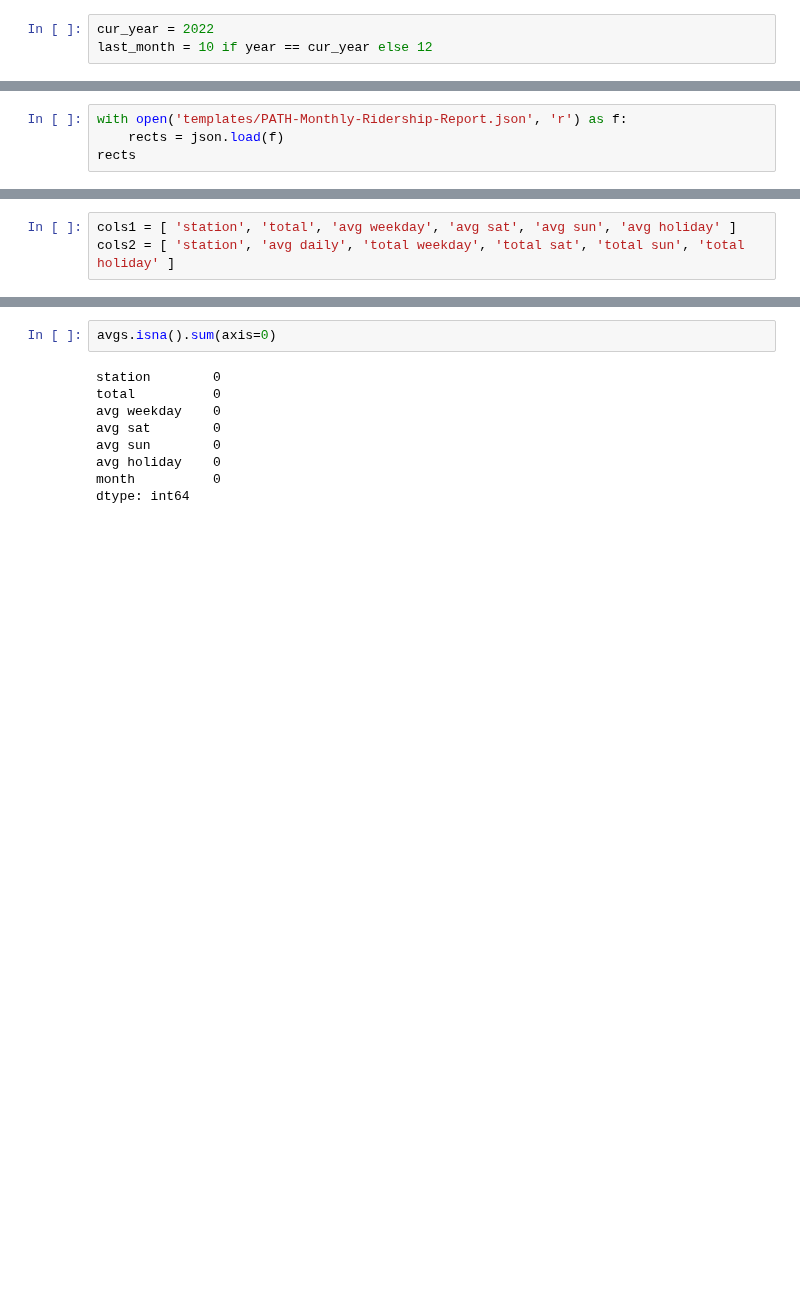
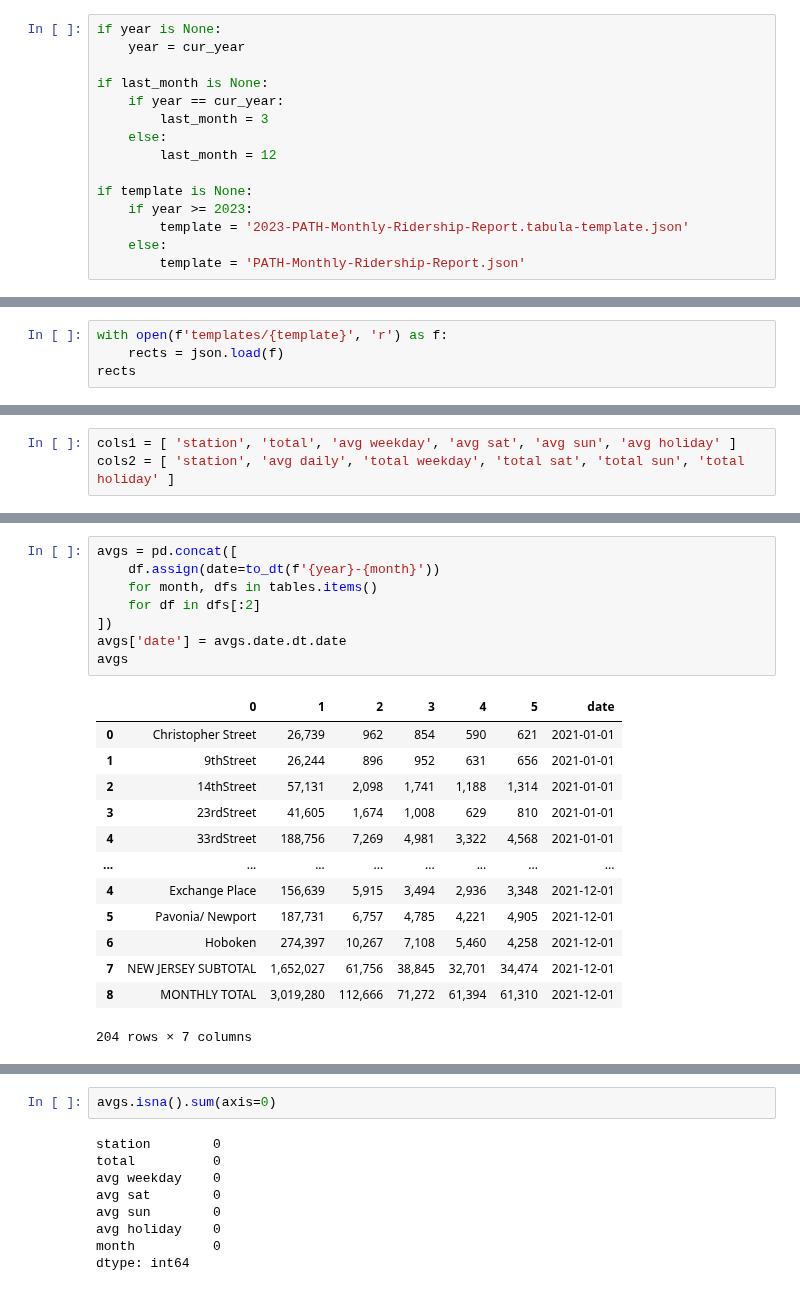
Before and after one commit to hudcostreets/path, a Jupyter notebook: out/monthly-2021.ipynb, the cells around one changed output, grey strips where cells are left out. Saved outputs shown, nothing was run; the diff lists cells and outputs as text; blank space fills up the shorter version.

```diff
--- a/out/monthly-2021.ipynb
+++ b/out/monthly-2021.ipynb
@@ -10,5 +26,17 @@ overwrite = True
-# %%
-cur_year = 2022
-last_month = 10 if year == cur_year else 12
+# %%
+if year is None:
+    year = cur_year
+
+if last_month is None:
+    if year == cur_year:
+        last_month = 3
+    else:
+        last_month = 12
+
+if template is None:
+    if year >= 2023:
+        template = '2023-PATH-Monthly-Ridership-Report.tabula-template.json'
+    else:
+        template = 'PATH-Monthly-Ridership-Report.json'
 # %%
 pdf = f'data/{year}-PATH-Monthly-Ridership-Report.pdf'
@@ -15,5 +46,5 @@ pdf = f'data/{year}-PATH-Monthly-Ridership-Report.pdf'
 # %%
-with open('templates/PATH-Monthly-Ridership-Report.json', 'r') as f:
+with open(f'templates/{template}', 'r') as f:
     rects = json.load(f)
 rects
 # %% [output]
@@ -65 +122,23 @@ cols2 = [ 'station', 'avg daily', 'total weekday', 'total sat', 'total sun', 'to
+# %%
+avgs = pd.concat([
+    df.assign(date=to_dt(f'{year}-{month}'))
+    for month, dfs in tables.items()
+    for df in dfs[:2]
+])
+avgs['date'] = avgs.date.dt.date
+avgs
+# %% [output]
+|  | 0 | 1 | 2 | 3 | 4 | 5 | date |
+| 0 | Christopher Street | 26,739 | 962 | 854 | 590 | 621 | 2021-01-01 |
+| 1 | 9thStreet | 26,244 | 896 | 952 | 631 | 656 | 2021-01-01 |
+| 2 | 14thStreet | 57,131 | 2,098 | 1,741 | 1,188 | 1,314 | 2021-01-01 |
+| 3 | 23rdStreet | 41,605 | 1,674 | 1,008 | 629 | 810 | 2021-01-01 |
+| 4 | 33rdStreet | 188,756 | 7,269 | 4,981 | 3,322 | 4,568 | 2021-01-01 |
+| ... | ... | ... | ... | ... | ... | ... | ... |
+| 4 | Exchange Place | 156,639 | 5,915 | 3,494 | 2,936 | 3,348 | 2021-12-01 |
+| 5 | Pavonia/ Newport | 187,731 | 6,757 | 4,785 | 4,221 | 4,905 | 2021-12-01 |
+| 6 | Hoboken | 274,397 | 10,267 | 7,108 | 5,460 | 4,258 | 2021-12-01 |
+| 7 | NEW JERSEY SUBTOTAL | 1,652,027 | 61,756 | 38,845 | 32,701 | 34,474 | 2021-12-01 |
+| 8 | MONTHLY TOTAL | 3,019,280 | 112,666 | 71,272 | 61,394 | 61,310 | 2021-12-01 |
+204 rows × 7 columns
 # %%
```
Also changed, not shown: parts of 16 cells of this notebook, 27 other files.
